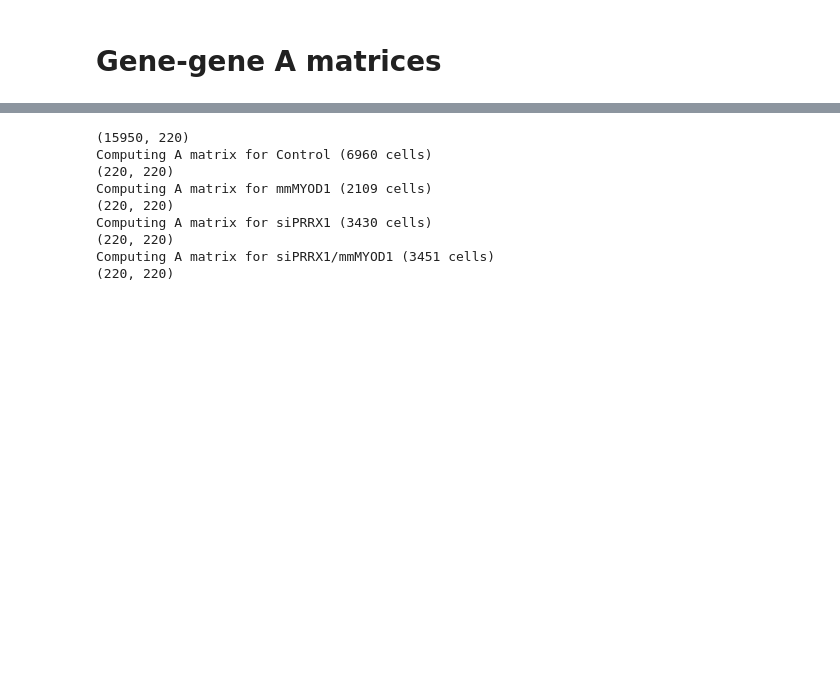
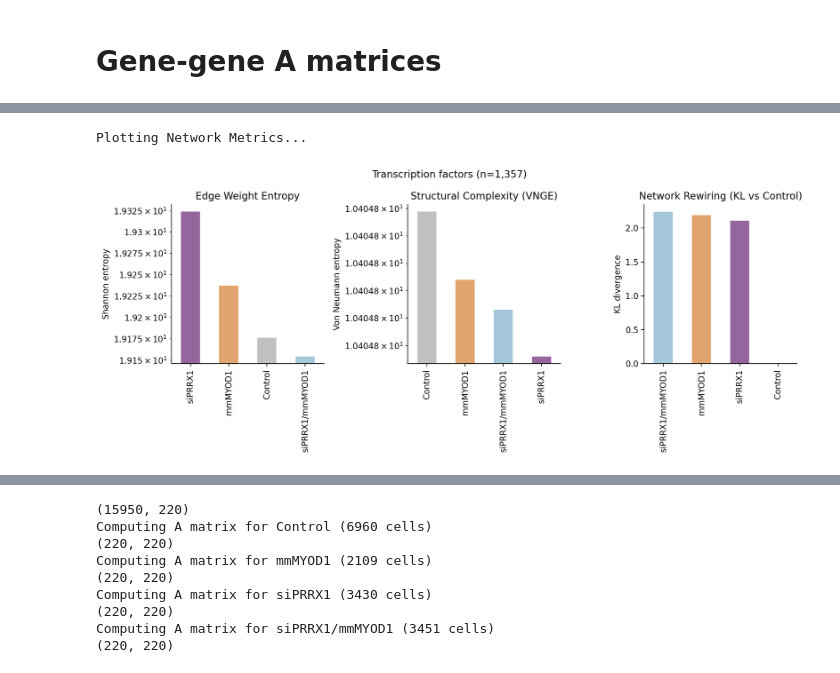
Before and after one commit to jrcwycy/hybrid_reprogramming, a Jupyter notebook: notebooks/networks/gene_distances.ipynb, the cells around one changed output, grey strips where cells are left out. Saved outputs shown, nothing was run; the diff lists cells and outputs as text; code cells hidden in the pictures; blank space fills up the shorter version.

Commit message:
update entropy

```diff
--- a/notebooks/networks/gene_distances.ipynb
+++ b/notebooks/networks/gene_distances.ipynb
@@ -207,3 +212,18 @@ for cond in sdata.obs['pooled_condition'].unique():
     break
 # %% [markdown]
 # Load in genesets
+# %%
+# TFs
+fpath = "../../resources/HumanTF_v_1.01.csv"
+
+tdf = pd.read_csv(fpath)
+
+tdf = tdf[['HGNC symbol', 'Is TF?']]
+tdf = tdf.rename(columns={'HGNC symbol': 'gene_name', 'Is TF?': 'is_tf'})
+tdf = tdf[tdf['is_tf'] == 'Yes']
+tdf = tdf.drop_duplicates(subset='gene_name')
+display(tdf.head())
+
+tf_list = tdf['gene_name'].unique()
+
+print(len(tf_list))
@@ -307,0 +646,46 @@ Total unique genes across selected types: 563
+# %%
+print("Plotting Network Metrics...")
+fig, axes = plt.subplots(1, 3, figsize=(12, 5), dpi=200)
+
+palette = {
+    'Control': 'silver',
+    'siPRRX1': '#9B5CA6',
+    'mmMYOD1': '#F5A35B',
+    'siPRRX1/mmMYOD1': '#9ECAE1',
+}
+
+bar_width = 0.5
+
+# Shannon Entropy
+sns.barplot(data=entropy_df, x='condition', y='entropy', hue='condition', legend=False, ax=axes[0], palette=palette, width=bar_width)
+axes[0].set_title("Edge Weight Entropy")
+axes[0].set_yscale('log')
+axes[0].set_ylabel('Shannon entropy')
+
+# von Neumann Entropy
+sns.barplot(data=vn_entropy_df, x='condition', y='vn_entropy', hue='condition', legend=False, ax=axes[1], palette=palette, width=bar_width)
+axes[1].set_title("Structural Complexity (VNGE)")
+axes[1].set_yscale('log')
+axes[1].set_ylabel('Von Neumann entropy')
+
+# KL Divergence
+sns.barplot(data=kl_df, x='condition', y='KL_divergence', hue='condition', legend=False, ax=axes[2], palette=palette, width=bar_width)
+axes[2].set_title("Network Rewiring (KL vs Control)")
+axes[2].set_ylabel('KL divergence')
+
+for ax in axes:
+    ax.tick_params(axis='x', labelrotation=90)
+    ax.set_xlabel("")
+
+
+# plt.suptitle('Fibroblast genes (n=220)')
+# plt.suptitle('Fibroblast and muscle genes (n=386)')
+# plt.suptitle('Muscle genes (n=210)')
+plt.suptitle('Transcription factors (n=1,357)')
+
+sns.despine()
+plt.tight_layout()
+plt.show()
+# %% [output]
+Plotting Network Metrics...
+[figure, added]
```
Also changed, not shown: parts of 26 cells of this notebook.
